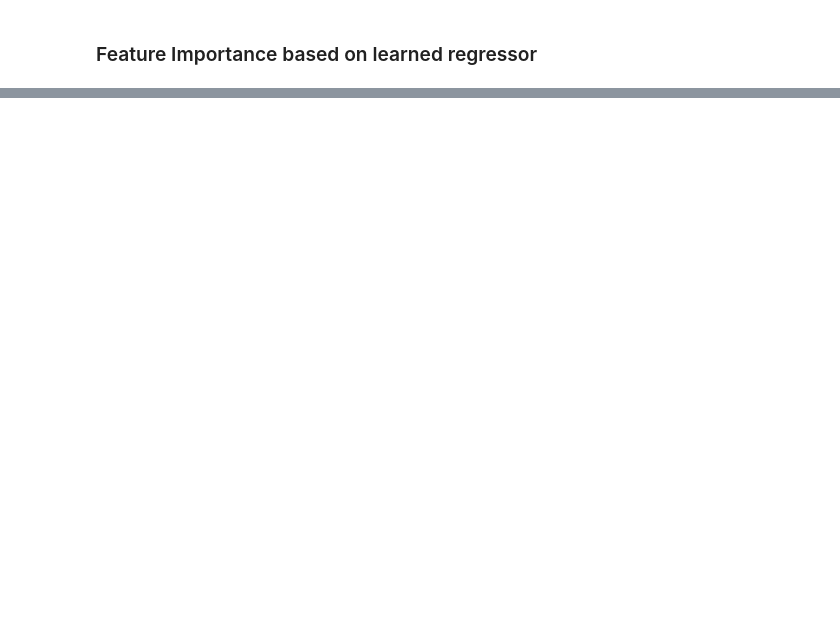
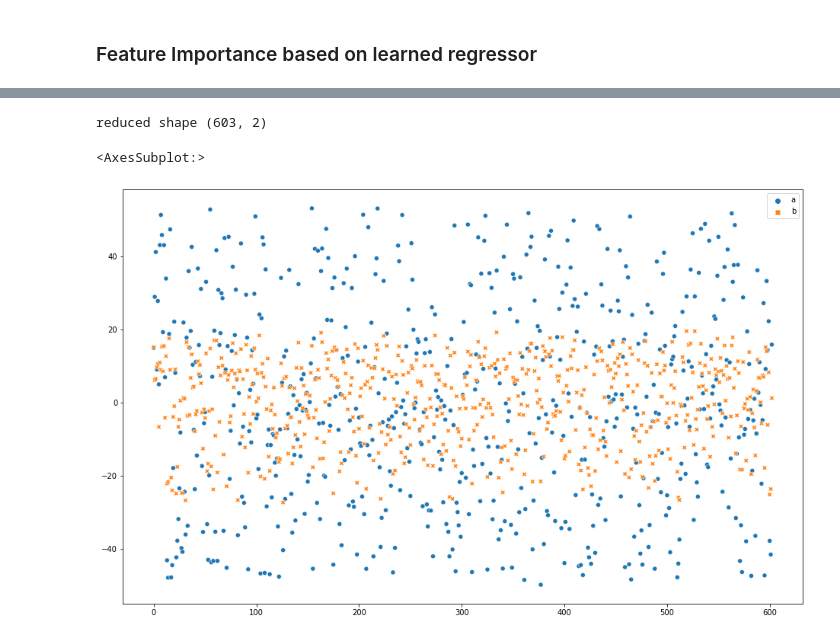
Before and after one commit to bajajahsaas/Analyzing-Financial-Data, a Jupyter notebook: notebooks/run.ipynb, the cells around one changed output, grey strips where cells are left out. Saved outputs shown, nothing was run; the diff lists cells and outputs as text; code cells hidden in the pictures; blank space fills up the shorter version.

```diff
--- a/notebooks/run.ipynb
+++ b/notebooks/run.ipynb
@@ -492,0 +546,20 @@ Important Features:  Index(['Sector_Basic Materials', 'Sector_Communication Serv
+# %%
+cluster_data = copy.deepcopy(all_cmp_data)
+cluster_data = cluster_data.reset_index()
+del cluster_data['tic']
+X_embedded = TSNE(n_components=2).fit_transform(cluster_data)
+print('reduced shape', X_embedded.shape)
+# %% [output]
+reduced shape (603, 2)
+# %%
+df = pd.DataFrame()
+df['a'] = X_embedded[:,0]
+df['b'] = X_embedded[:,1]
+plt.figure(figsize=(16,10))
+sns.scatterplot(
+    data=df)
+
+## plot just one year data ##
+# %% [output]
+<AxesSubplot:>
+[figure, added]
```
Also changed, not shown: parts of 12 cells of this notebook, 2 other files.
